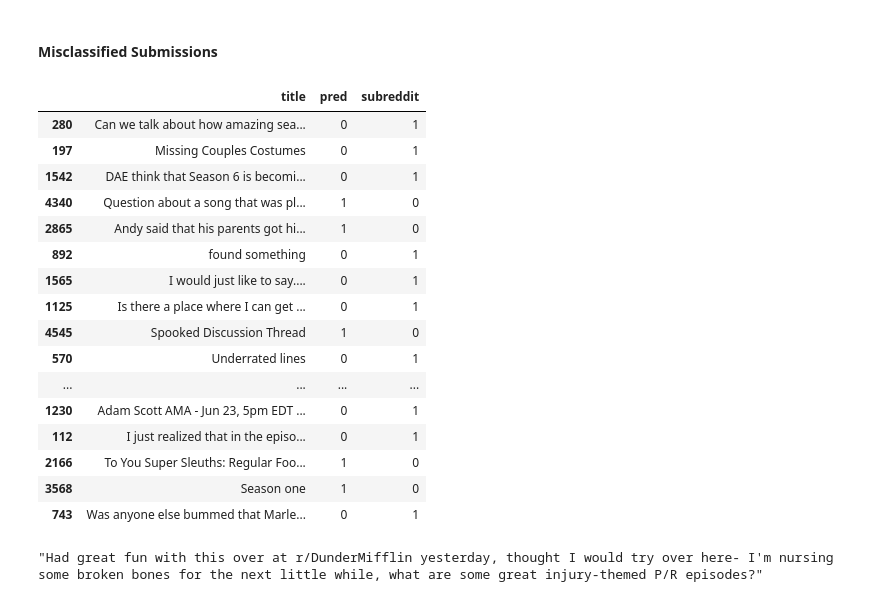
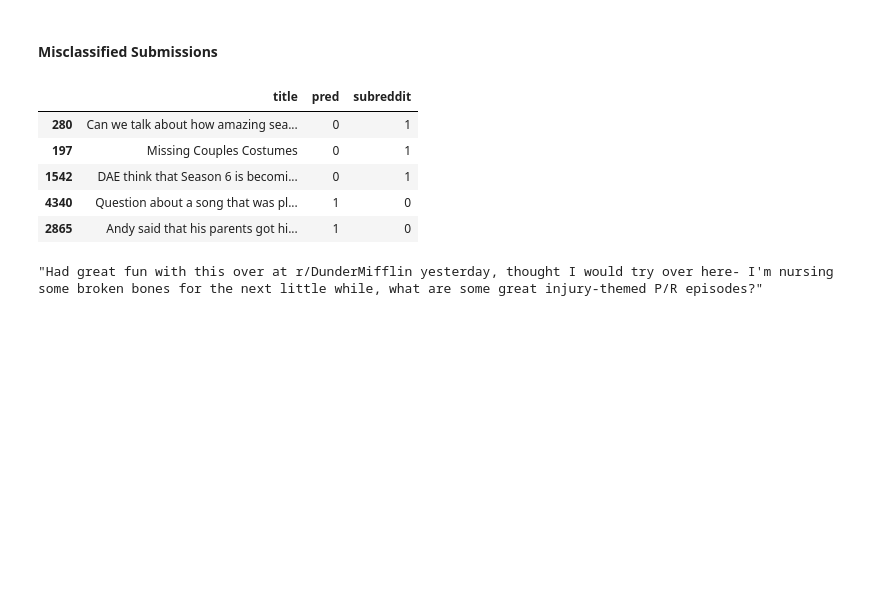
Before and after one commit to dmedellin2/reddit_classification, a Jupyter notebook: code/reddit-classification-models.ipynb, the cells around one changed output. Cells and saved outputs as stored; diff of their text form; code cells hidden in the pictures; blank space fills up the shorter version.

```diff
--- a/code/reddit-classification-models.ipynb
+++ b/code/reddit-classification-models.ipynb
@@ -1079,25 +1045,14 @@ X_test_df.insert(1,'pred',ppreds) # add predictions
 # %%
 # get misclassified posts
 misclass_mnb = X_test_df[X_test_df['pred'] != X_test_df['subreddit']]
-misclass_mnb.head(40)
+misclass_mnb.head()
 # %% [output]
 |  | title | pred | subreddit |
 | 280 | Can we talk about how amazing sea... | 0 | 1 |
 | 197 | Missing Couples Costumes | 0 | 1 |
 | 1542 | DAE think that Season 6 is becomi... | 0 | 1 |
 | 4340 | Question about a song that was pl... | 1 | 0 |
 | 2865 | Andy said that his parents got hi... | 1 | 0 |
-| 892 | found something | 0 | 1 |
-| 1565 | I would just like to say.... | 0 | 1 |
-| 1125 | Is there a place where I can get ... | 0 | 1 |
-| 4545 | Spooked Discussion Thread | 1 | 0 |
-| 570 | Underrated lines | 0 | 1 |
-| ... | ... | ... | ... |
-| 1230 | Adam Scott AMA - Jun 23, 5pm EDT ... | 0 | 1 |
-| 112 | I just realized that in the episo... | 0 | 1 |
-| 2166 | To You Super Sleuths: Regular Foo... | 1 | 0 |
-| 3568 | Season one | 1 | 0 |
-| 743 | Was anyone else bummed that Marle... | 0 | 1 |
 # %%
 misclass_mnb.loc[773, 'title']
 # %% [output]
```
Also changed, not shown: parts of 45 cells of this notebook.
